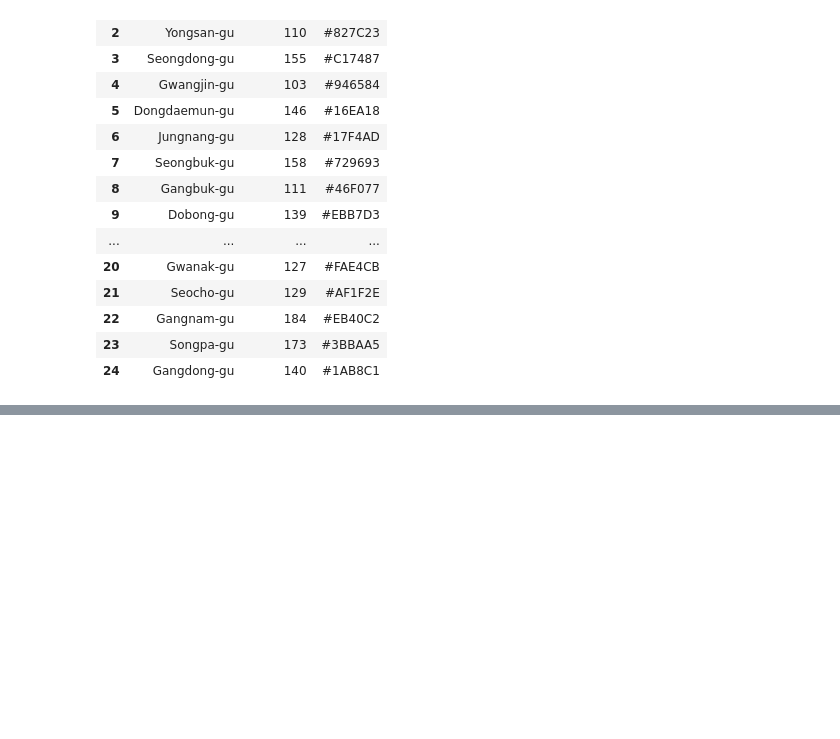
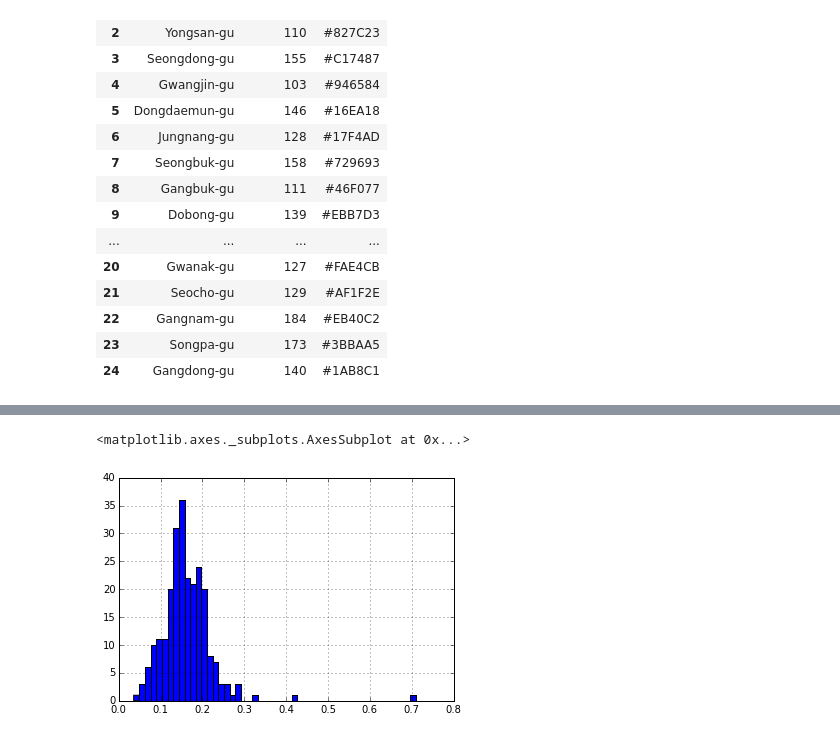
Before and after one commit to lseongjoo/bigpy, a Jupyter notebook: 시각화.ipynb, the cells around one changed output, grey strips where cells are left out. Saved outputs shown, nothing was run; the diff lists cells and outputs as text; code cells hidden in the pictures; blank space fills up the shorter version.

```diff
--- a/시각화.ipynb
+++ b/시각화.ipynb
@@ -114,0 +234,8 @@ with open(result_svg_filepath, 'w') as svg:
+# %%
+# 전체 결제금액 대비 팁의 비율
+tips['tip_pic'] = tips['tip']/tips['total_bill']
+# %%
+tips['tip_pic'].hist(bins=50)
+# %% [output]
+<matplotlib.axes._subplots.AxesSubplot at 0x...>
+[figure, added]
```
Also changed, not shown: parts of 22 cells of this notebook, 1 other file.
